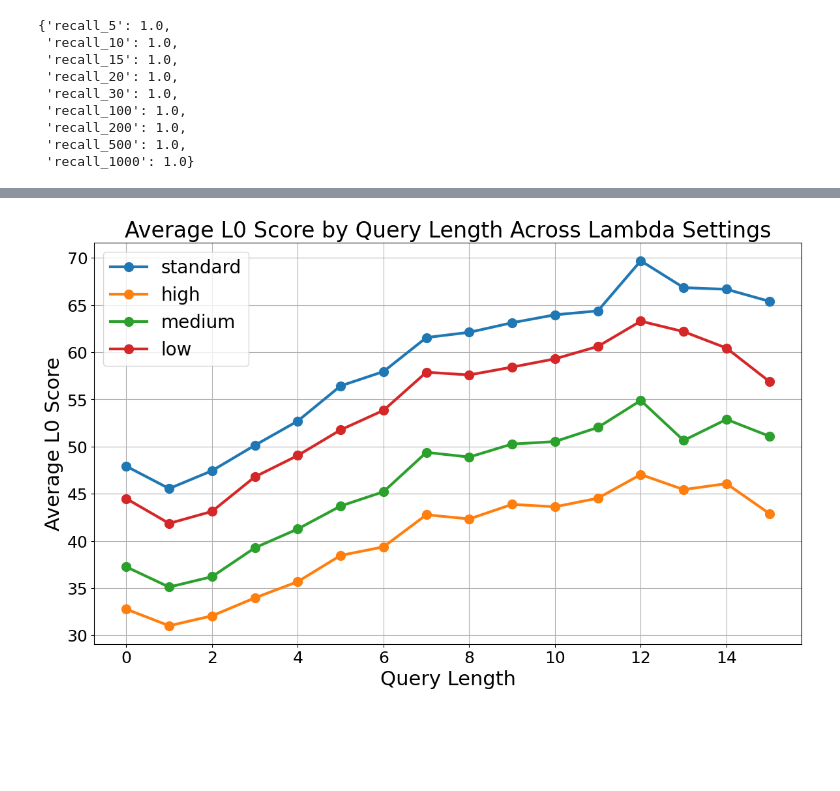
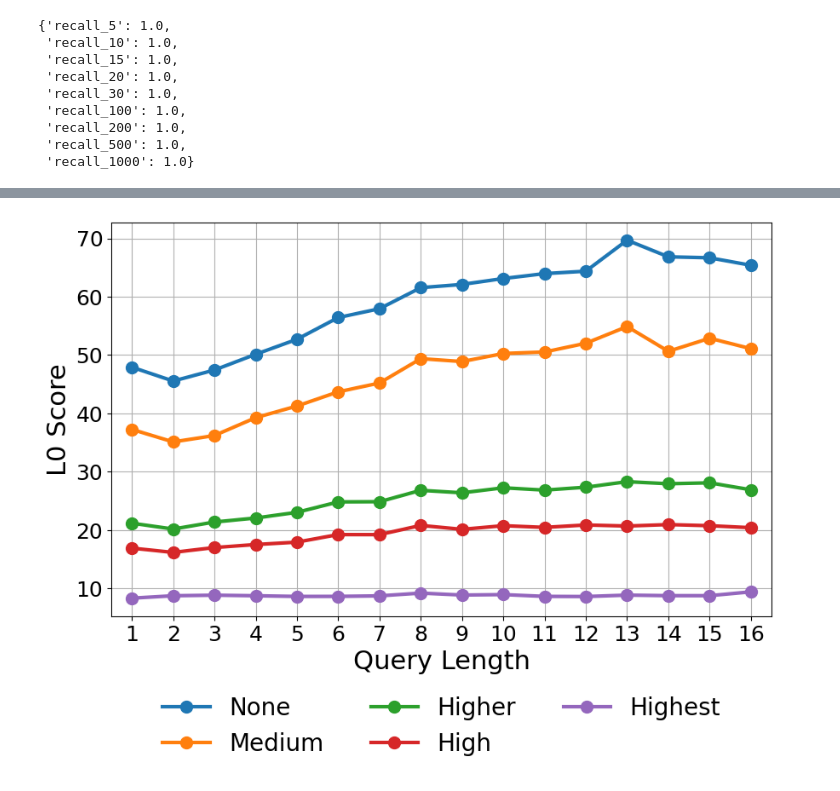
Before and after one commit to Janhutter/disco-conv-splade, a Jupyter notebook: analysis copy.ipynb, the cells around one changed output, grey strips where cells are left out. Cells and saved outputs as stored; diff of their text form; code cells hidden in the pictures; blank space fills up the shorter version.

```diff
--- a/analysis copy.ipynb
+++ b/analysis copy.ipynb
@@ -191,0 +758,7 @@ df_subset
+# %%
+file = "../disco_TOPIOCQA_t5_out_123/perf_all_datasets_full.json"
+with open(file, "r") as f:
+    last_line = f.readlines()[-1].strip()
+    data = json.loads(last_line)
+
+data['TOPIOCQA']['0']
@@ -218,4 +856,9 @@ len_dict = {}
 with open("DATA/topiocqa_topics/queries_rowid_dev_all.tsv", "r") as f:
     for idx, line in enumerate(f):
         line.strip().split("\t")[1]
-        len_dict[idx] = int(line.count("[SEP]")/2)
+        len_dict[idx] = int(line.count("[SEP]")/2)+1
+
+# print the value counts of len_dict
+from collections import Counter
+len_counts = Counter(len_dict.values())
+print(len_counts)
@@ -409,11 +1066,15 @@ import matplotlib.pyplot as plt
 # -----------------------
 # File paths
 # -----------------------
+
 paths = {
-    "standard": "../disco_TOPIOCQA_mistral_standard_1764855442_out_123_ckpt15904/TOPIOCQA/stats/l0_stats_per_query.json",
-    "high":     "../disco_TOPIOCQA_mistral_standard_lambdas_splade_high_1764855136_out_123_ckpt15904/TOPIOCQA/stats/l0_stats_per_query.json",
-    "medium":   "../disco_TOPIOCQA_mistral_standard_lambdas_splade_1764855319_out_123_ckpt15904/TOPIOCQA/stats/l0_stats_per_query.json",
-    "low":      "../disco_TOPIOCQA_mistral_standard_lambdas_splade_low_1764855195_out_123_ckpt15904/TOPIOCQA/stats/l0_stats_per_query.json"
+    "None": "../disco_TOPIOCQA_mistral_standard_1764855442_out_123_ckpt15904/TOPIOCQA/stats/l0_stats_per_query.json",
+    # "Low":      "../disco_TOPIOCQA_mistral_standard_lambdas_splade_low_1764855195_out_123_ckpt15904/TOPIOCQA/stats/l0_stats_per_query.json",
+    "Medium":   "../disco_TOPIOCQA_mistral_standard_lambdas_splade_1764855319_out_123_ckpt15904/TOPIOCQA/stats/l0_stats_per_query.json",
+    # "High":     "../disco_TOPIOCQA_mistral_standard_lambdas_splade_high_1764855136_out_123_ckpt15904/TOPIOCQA/stats/l0_stats_per_query.json",
+    "Higher":   "../disco_TOPIOCQA_mistral_standard_lambdas_splade_higher_1765462501_out_123_ckpt15904/TOPIOCQA/stats/l0_stats_per_query.json",
+    "High": "../disco_TOPIOCQA_mistral_standard_lambdas_splade_very_high_1765461737_out_123_ckpt15904/TOPIOCQA/stats/l0_stats_per_query.json",
+    "Highest": "../disco_TOPIOCQA_mistral_standard_lambdas_splade_very_very_high_1765461527_out_123_ckpt15904/TOPIOCQA/stats/l0_stats_per_query.json"
 }
 # -----------------------
 # Load JSON runs
@@ -434,36 +1095,45 @@ def extract_length_l0(results, len_dict):
         try:
             idx = int(key)
         except:
             continue
         lengths.append(len_dict[idx])
         l0_values.append(entry)
 
     return pd.DataFrame({"length": lengths, "L0": l0_values})
 
 
 # -----------------------
 # Build DataFrames for each run
 # -----------------------
 df_runs = {}
 for name, results in runs.items():
     df_runs[name] = extract_length_l0(results, len_dict)
     df_runs[name] = df_runs[name].groupby("length")["L0"].mean().reset_index()
 
 
 # -----------------------
 # Plot all runs together
 # -----------------------
-plt.figure(figsize=(14, 8))
+plt.figure(figsize=(10, 6))
 
 for name, df in df_runs.items():
     plt.plot(df["length"], df["L0"], marker="o", label=name)
 
 plt.xlabel("Query Length")
-plt.ylabel("Average L0 Score")
-plt.title("Average L0 Score by Query Length Across Lambda Settings")
+plt.ylabel("L0 Score")
 plt.grid(True)
-plt.legend()
+plt.legend(
+    loc='upper center',
+    bbox_to_anchor=(0.5, -0.15),
+    ncol=3,          # adjust based on how many labels you want per row
+    frameon=False
+    )
+
+plt.xlim(left=0.5, right=16.5)
+plt.xticks(np.arange(1, 17))  # ensure 1 is included as a tick
+
+plt.savefig("l0-values.pdf", bbox_inches='tight', pad_inches=0.05)
 plt.show()
 # %% [output]
-[figure, old version]
+[figure, new version]
 # %%
```
Also changed, not shown: parts of 28 cells of this notebook, 3 other files.
